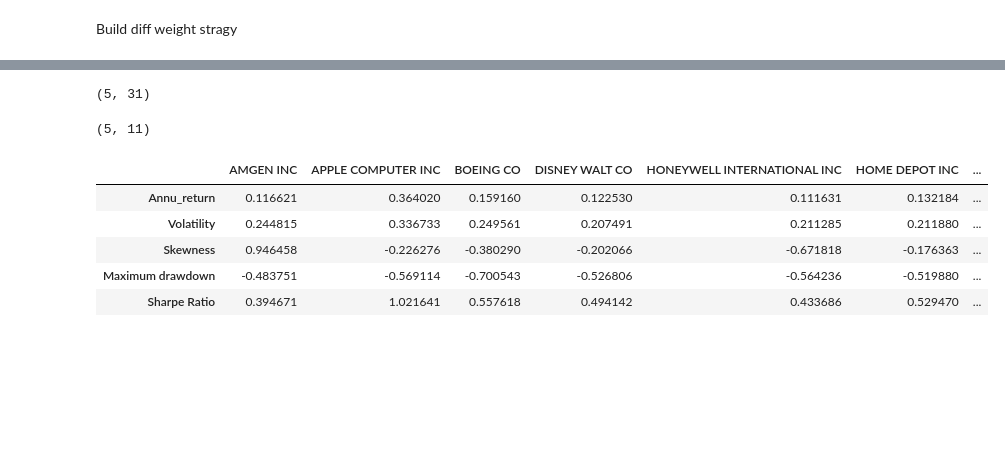
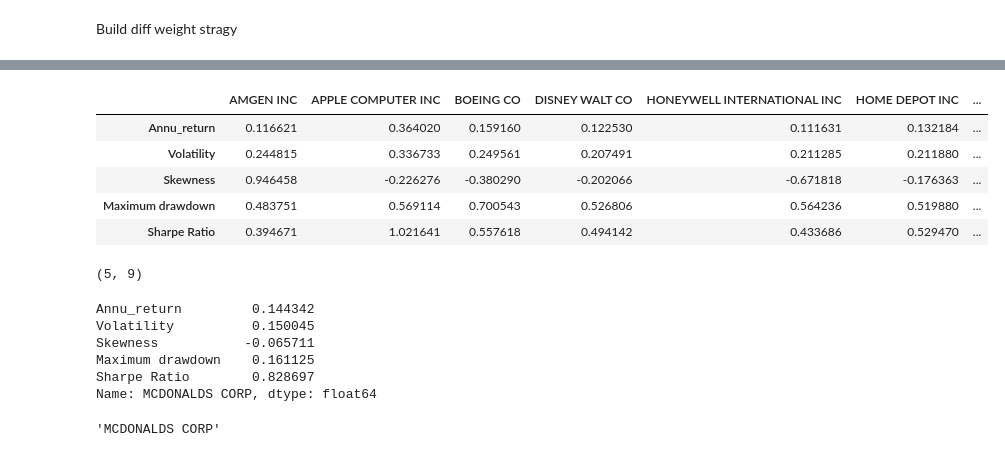
Before and after one commit to Jialin-Eddie/Portfolio_Managment, a Jupyter notebook: src/portfolioConstruction/Portfolio_Construct.ipynb, the cells around one changed output, grey strips where cells are left out. Saved outputs shown, nothing was run; the diff lists cells and outputs as text; code cells hidden in the pictures; blank space fills up the shorter version.

```diff
--- a/src/portfolioConstruction/Portfolio_Construct.ipynb
+++ b/src/portfolioConstruction/Portfolio_Construct.ipynb
@@ -250,6 +280,7 @@ def max_drawdown(sto_price: pd.DataFrame) -> pd.DataFrame:
     # Calculate the maximum drawdown
     max_drawdown = drawdown.min()
 
+    max_drawdown = max_drawdown.abs()
     return max_drawdown
 
 def sharpe_ratio(sto_price: pd.DataFrame, RF :float):
@@ -301,6 +332,6 @@ def calculate_portfolio_metrics(HP_DJ_Sto_Ind, RF):
 # %%
 Risk_free = 0.02
 BT_performance = calculate_portfolio_metrics(Backtesting_Period,Risk_free)
-pp = pd.DataFrame(BT_performance,
+BT_perform_df = pd.DataFrame(BT_performance,
                   index = ['Annu_return', 'Volatility','Skewness','Maximum drawdown','Sharpe Ratio'],
                    columns=HP_DJ_Sto_Ind.columns[1:])
@@ -327,21 +338,19 @@ display(pp.T)
 # %%
-# Filter the portfolio based on annual return and Sharpe Ratio
-first_fliter = pp.loc[:, pp.loc['Annu_return'] >= pp.loc['Annu_return', 'DJIA']]
-first_fliter = first_fliter.loc[:,first_fliter.loc['Sharpe Ratio'] >= first_fliter.loc['Sharpe Ratio','DJIA']]
-# Display the shape of the original portfolio and the filtered portfolio
-display(pp.shape)
-display(first_fliter.shape)
-# Display the filtered portfolio
+# Filter the portfolio based on annual return
+first_fliter = BT_perform_df.loc[:, BT_perform_df.loc['Annu_return'] >= BT_perform_df.loc['Annu_return', 'DJIA']]
+#Sharpe Ratio
+second_fliter = first_fliter.loc[:,first_fliter.loc['Sharpe Ratio'] >= first_fliter.loc['Sharpe Ratio','DJIA']]
+#skewness
+third_fliter = second_fliter.loc[:,second_fliter.loc['Skewness'] >= second_fliter.loc['Skewness','DJIA']]
 
-display(first_fliter)
-
+display(third_fliter)
+display(third_fliter.shape)
 # display(first_fliter.sort_values(by='Sharpe Ratio', ascending=False)
 # %% [output]
+|  | AMGEN INC | APPLE COMPUTER INC | BOEING CO | DISNEY WALT CO | HONEYWELL INTERNATIONAL INC | HOME DEPOT INC | ... |
+| Annu_return | 0.116621 | 0.364020 | 0.159160 | 0.122530 | 0.111631 | 0.132184 | ... |
+| Volatility | 0.244815 | 0.336733 | 0.249561 | 0.207491 | 0.211285 | 0.211880 | ... |
+| Skewness | 0.946458 | -0.226276 | -0.380290 | -0.202066 | -0.671818 | -0.176363 | ... |
+| Maximum drawdown | 0.483751 | 0.569114 | 0.700543 | 0.526806 | 0.564236 | 0.519880 | ... |
+| Sharpe Ratio | 0.394671 | 1.021641 | 0.557618 | 0.494142 | 0.433686 | 0.529470 | ... |
-(5, 31)
+(5, 9)
-(5, 11)
-|  | AMGEN INC | APPLE COMPUTER INC | BOEING CO | DISNEY WALT CO | HONEYWELL INTERNATIONAL INC | HOME DEPOT INC | ... |
-| Annu_return | 0.116621 | 0.364020 | 0.159160 | 0.122530 | 0.111631 | 0.132184 | ... |
-| Volatility | 0.244815 | 0.336733 | 0.249561 | 0.207491 | 0.211285 | 0.211880 | ... |
-| Skewness | 0.946458 | -0.226276 | -0.380290 | -0.202066 | -0.671818 | -0.176363 | ... |
-| Maximum drawdown | -0.483751 | -0.569114 | -0.700543 | -0.526806 | -0.564236 | -0.519880 | ... |
-| Sharpe Ratio | 0.394671 | 1.021641 | 0.557618 | 0.494142 | 0.433686 | 0.529470 | ... |
@@ -359,0 +357,18 @@ display(first_fliter)
+# %%
+Aggressive_Strategy = third_fliter.loc[:, third_fliter.loc['Annu_return'].idxmax()]
+# Invest the cretia which annulized/maximum drawdown biggest
+Conservative_Strategy = third_fliter.loc[:,third_fliter.loc['Maximum drawdown'].idxmin()]
+display(Conservative_Strategy)
+# %% [output]
+Annu_return         0.144342
+Volatility          0.150045
+Skewness           -0.065711
+Maximum drawdown    0.161125
+Sharpe Ratio        0.828697
+Name: MCDONALDS CORP, dtype: float64
+# %%
+Conservative_Strategy.index
+Conservative_Strategy.name
+# third_fliter.columns
+# %% [output]
+'MCDONALDS CORP'
```
Also changed, not shown: parts of 22 cells of this notebook, 13 other files.
